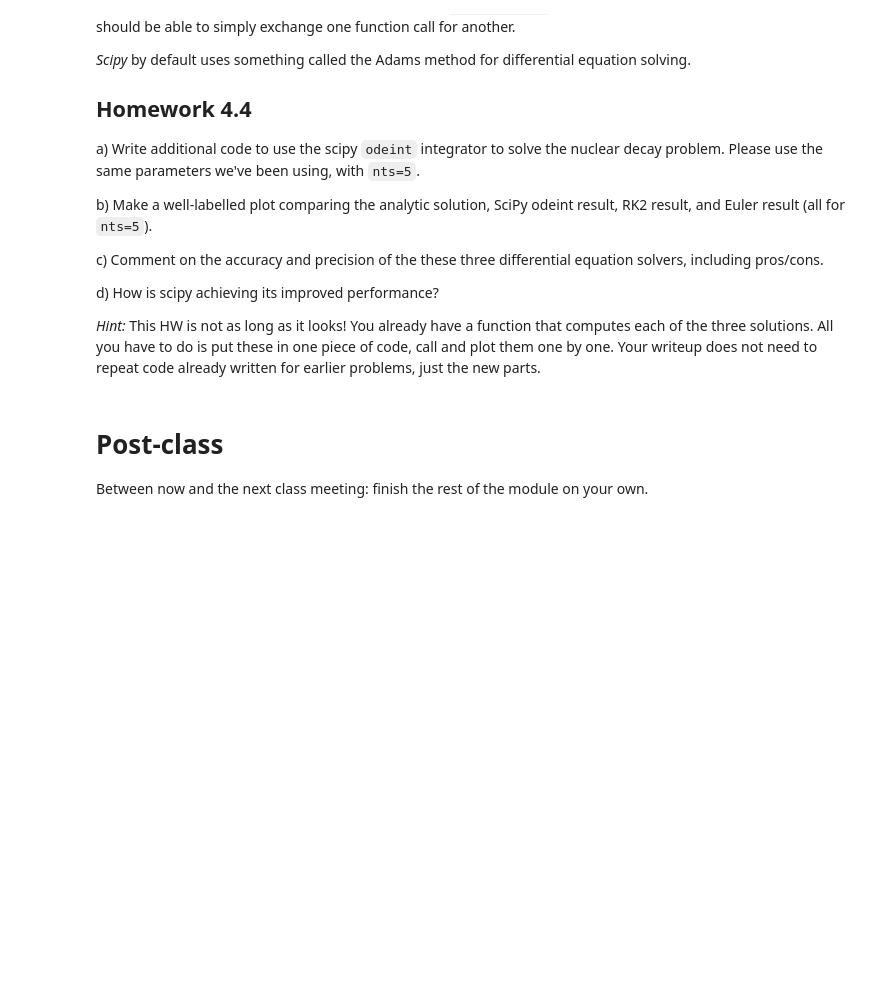
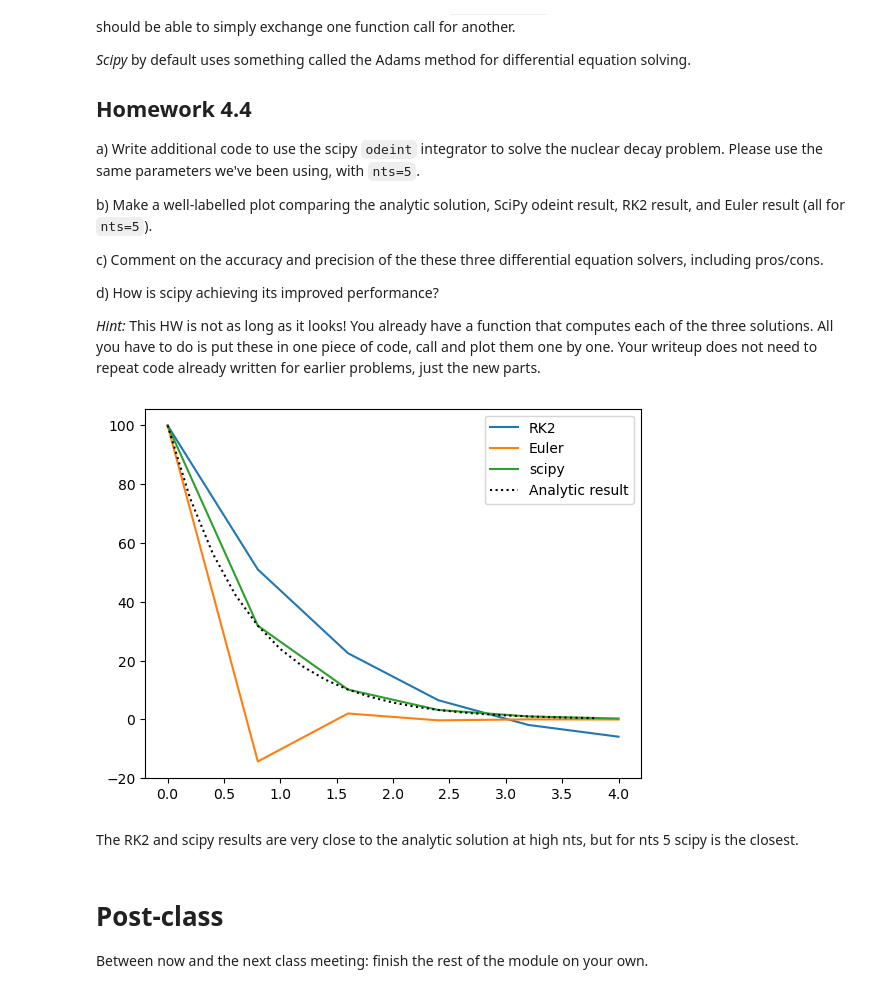
Before and after one commit to Mateo4cacheiro/PHYS4130-S25, a Jupyter notebook: p4-ODE/asgrice/p4.2/code.ipynb, the cells around one changed output. Saved outputs shown, nothing was run; the diff lists cells and outputs as text; code cells hidden in the pictures; blank space fills up the shorter version.

```diff
--- a/p4-ODE/asgrice/p4.2/code.ipynb
+++ b/p4-ODE/asgrice/p4.2/code.ipynb
@@ -337,11 +337,25 @@ d) How is scipy achieving its improved performance?
 # %%
 #HW 4.4
 
 from scipy.integrate import odeint
 def diffeq_solver_from_scipy(N_initial, tmin, tmax, nts, deriv):
     t = np.linspace(tmin, tmax, nts)
     N = odeint(deriv, N_initial, t)
     return N
+
+N_scipy = diffeq_solver_from_scipy(100.0, 0.0, 4.0, 6, decay_deriv)
+# print(N_euler, N_scipy, N_RK2)
+p.plot(t, N_RK2, label ='RK2')
+p.plot(t, N_euler, label = 'Euler')
+p.plot(t, np.reshape(N_scipy, (-1,)), label = 'scipy')
+p.plot(t_array, N0*np.exp(-t_array/tau),'k:',label="Analytic result")
+
+p.legend()
+p.show()
+# %% [output]
+[figure, added]
+# %% [markdown]
+The RK2 and scipy results are very close to the analytic solution at high nts, but for nts 5 scipy is the closest.
 # %% [markdown]
 # Post-class
 
```
Also changed, not shown: parts of 2 cells of this notebook, 1 other file.
